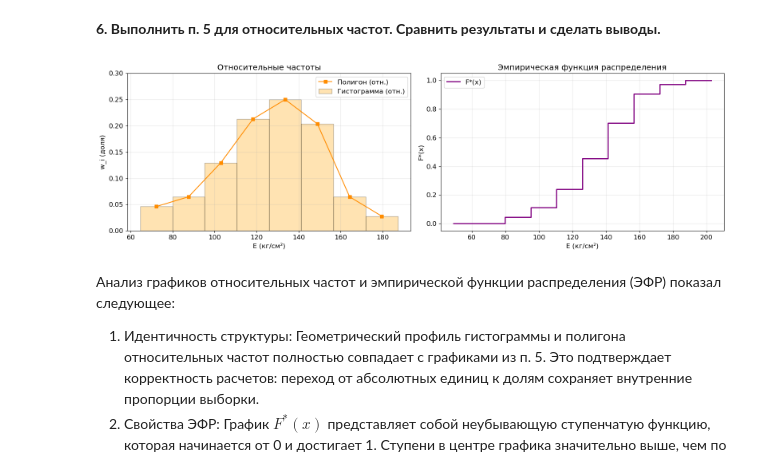
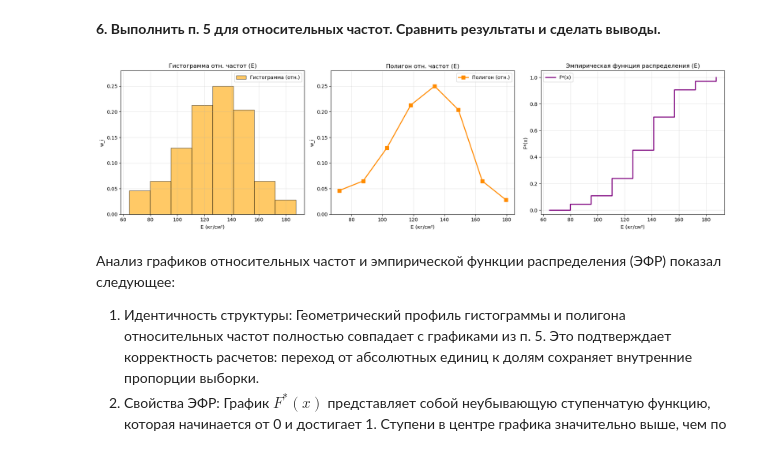
Before and after one commit to the-mvi/smedh-2026, a Jupyter notebook: 2384_Timchenko_DA_Tsygankov_RM/task1.ipynb, the cells around one changed output. Saved outputs shown, nothing was run; the diff lists cells and outputs as text; code cells hidden in the pictures.

```diff
--- a/2384_Timchenko_DA_Tsygankov_RM/task1.ipynb
+++ b/2384_Timchenko_DA_Tsygankov_RM/task1.ipynb
@@ -398,44 +397,46 @@ print(f"Медианный интервал: {x_intervals[3]:.2f} - {x_intervals
 # %%
 import matplotlib.pyplot as plt
 import numpy as np
 
-# Данные таблицы (относительные значения)
+# Данные таблицы (относительные значения, признак E)
 x_mid = [72.18, 87.54, 102.91, 118.27, 133.63, 148.99, 164.36, 179.72]
 w_i = [0.0463, 0.0648, 0.1296, 0.2130, 0.2500, 0.2037, 0.0648, 0.0278]
 x_intervals = [64.50, 79.86, 95.22, 110.59, 125.95, 141.31, 156.68, 172.04, 187.40]
 w_cum = [0.0463, 0.1111, 0.2407, 0.4537, 0.7037, 0.9074, 0.9722, 1.0]
+h = x_intervals[1] - x_intervals[0]
 
-# Ширина интервала (h)
-h = 15.36
+fig, ax = plt.subplots(1, 3, figsize=(18, 5))
 
-fig, ax = plt.subplots(1, 2, figsize=(16, 5))
+# 1. Гистограмма относительных частот
+ax[0].bar(x_intervals[:-1], w_i, width=h, align='edge',
+          color='orange', alpha=0.6, edgecolor='black', label='Гистограмма (отн.)')
+ax[0].set_title('Гистограмма отн. частот (E)')
+ax[0].set_xlabel('E (кг/см²)'); ax[0].set_ylabel('w_i')
+ax[0].set_ylim(0, max(w_i) + 0.03)
+ax[0].grid(True, alpha=0.3); ax[0].legend()
 
-# 1. ГИСТОГРАММА И ПОЛИГОН ОТНОСИТЕЛЬНЫХ ЧАСТОТ
-ax[0].bar(x_mid, w_i, width=h, alpha=0.3, color='orange', edgecolor='black', label='Гистограмма (отн.)')
-ax[0].plot(x_mid, w_i, marker='s', color='darkorange', linestyle='-', label='Полигон (отн.)')
-ax[0].set_title('Относительные частоты')
-ax[0].set_xlabel('E (кг/см²)')
-ax[0].set_ylabel('w_i (доля)')
-ax[0].set_ylim(0, max(w_i) + 0.05)
-ax[0].legend()
-ax[0].grid(True, alpha=0.3)
+# 2. Полигон относительных частот
+ax[1].plot(x_mid, w_i, marker='s', color='darkorange', linestyle='-',
+           linewidth=2, markersize=7, label='Полигон (отн.)')
+ax[1].set_title('Полигон отн. частот (E)')
+ax[1].set_xlabel('E (кг/см²)'); ax[1].set_ylabel('w_i')
+ax[1].set_ylim(0, max(w_i) + 0.03)
+ax[1].grid(True, alpha=0.3); ax[1].legend()
 
-# 2. ЭМПИРИЧЕСКАЯ ФУНКЦИЯ РАСПРЕДЕЛЕНИЯ (F*(x))
-x_efr = [x_intervals[0] - h] + x_intervals + [x_intervals[-1] + h]
-y_efr = [0, 0] + w_cum + [1.0]
-
-ax[1].step(x_efr, y_efr, where='post', color='purple', linewidth=2, label='F*(x)')
-ax[1].set_title('Эмпирическая функция распределения')
-ax[1].set_xlabel('E (кг/см²)')
-ax[1].set_ylabel('F*(x)')
-ax[1].set_ylim(-0.05, 1.05)
-ax[1].legend()
-ax[1].grid(True, alpha=0.3)
+# 3. Эмпирическая функция распределения F*(x)
+# Правильное построение: x_intervals (9 точек) + [0]+w_cum (9 точек)
+# where='post': F* скачет в начале каждого интервала (на правой границе предыдущего)
+ax[2].step(x_intervals, [0] + w_cum, where='post',
+           color='purple', linewidth=2, label='F*(x)')
+ax[2].set_title('Эмпирическая функция распределения (E)')
+ax[2].set_xlabel('E (кг/см²)'); ax[2].set_ylabel('F*(x)')
+ax[2].set_ylim(-0.03, 1.05)
+ax[2].grid(True, alpha=0.3); ax[2].legend()
 
 plt.tight_layout()
 plt.show()
 # %% [output]
-[figure, old version]
+[figure, new version]
 # %% [markdown]
 Анализ графиков относительных частот и эмпирической функции распределения (ЭФР) показал следующее:
 1. Идентичность структуры: Геометрический профиль гистограммы и полигона относительных частот полностью совпадает с графиками из п. 5. Это подтверждает корректность расчетов: переход от абсолютных единиц к долям сохраняет внутренние пропорции выборки.
```
Also changed, not shown: parts of 4 cells of this notebook.
